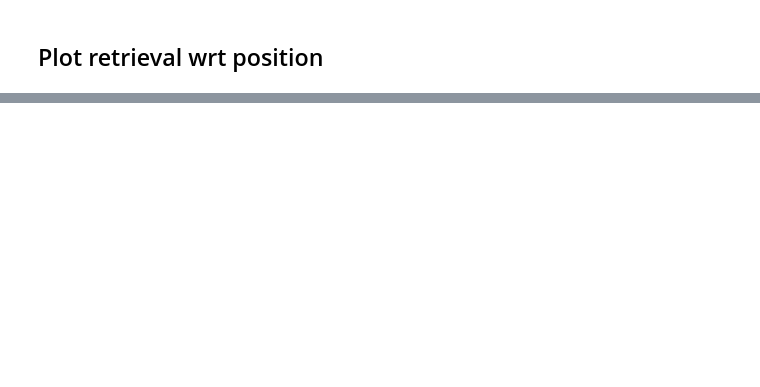
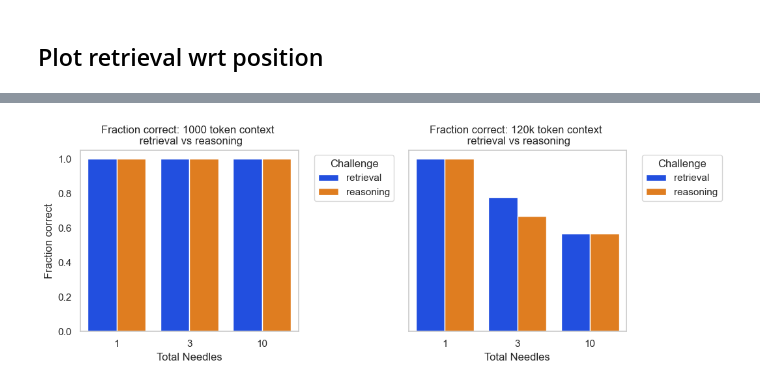
Before and after one commit to gkamradt/LLMTest_NeedleInAHaystack, a Jupyter notebook: viz/CreateVisFromLangSmithTesting.ipynb, the cells around one changed output, grey strips where cells are left out. Saved outputs shown, nothing was run; the diff lists cells and outputs as text; code cells hidden in the pictures; blank space fills up the shorter version.

```diff
--- a/viz/CreateVisFromLangSmithTesting.ipynb
+++ b/viz/CreateVisFromLangSmithTesting.ipynb
@@ -208,0 +286,4 @@ d = plot(agg_df_gpt4,"gpt-4-0125-preview","mean_percent")
+# %%
+# Pick min, middle, max for plotting
+df_gpt4_grp = df_gpt4_grp[df_gpt4_grp['context length'].isin([1000,48600,120000])]
+df_anthropic_grp = df_anthropic_grp[df_anthropic_grp['context length'].isin([1000,82000,190000])]
@@ -312,0 +433,58 @@ plt_multi_needle_scatter(results_df_anthropic,"claude3")
+# %%
+# Here is a csv of the data
+df_gpt4_reasoning=pd.read_csv("multi-needle-datasets/gpt4_reasoning.csv")
+# %%
+# Manual audit of grader
+update_retrieved_needles(df_gpt4_reasoning,'120000-5--gpt-4-0125-preview--multi-needle-eval-pizza-reasoning-10--e759',7)
+update_retrieved_needles(df_gpt4_reasoning,'120000-5--gpt-4-0125-preview--multi-needle-eval-pizza-reasoning-10--9db6',5)
+update_retrieved_needles(df_gpt4_reasoning,'120000-5--gpt-4-0125-preview--multi-needle-eval-pizza-reasoning-10--04e6',5)
+# %%
+df_gpt4_grp_reasoning=plot_groups(df_gpt4_reasoning)
+# %%
+def plot_grouped_subplots(df_1000,df_120k):
+    # Create a figure with two subplots
+    fig, axes = plt.subplots(1, 2, figsize=(12, 4), sharey=True)  # Share the Y-axis
+
+    # Plot
+    sns.barplot(data=df_1000,
+                x='total needles',
+                y='frac_retrieved',
+                hue='mode',
+                ax=axes[0],
+                palette=sns.color_palette("bright", len(df_1000['mode'].unique())))
+    axes[0].set_title('Fraction correct: 1000 token context \n retrieval vs reasoning')
+    axes[0].set_xlabel('Total Needles')
+    axes[0].set_ylabel('Fraction correct')
+    axes[0].legend(title='Challenge', bbox_to_anchor=(1.05, 1), loc='upper left')
+    axes[0].grid(False)
+
+     # Plot
+    sns.barplot(data=df_120k,
+                x='total needles',
+                y='frac_retrieved',
+                hue='mode',
+                ax=axes[1],
+                palette=sns.color_palette("bright", len(df_120k['mode'].unique())))
+    axes[1].set_title('Fraction correct: 120k token context \n retrieval vs reasoning')
+    axes[1].set_xlabel('Total Needles')
+    axes[1].set_ylabel('Fraction correct')
+    axes[1].legend(title='Challenge', bbox_to_anchor=(1.05, 1), loc='upper left')
+    axes[1].grid(False)
+
+    # Adjust layout for legend and tightness
+    plt.tight_layout(rect=[0, 0, 0.9, 1])  # Adjust as needed to make room for legend
+    plt.show()
+
+# Combine
+df_gpt4_grp_retrieval = df_gpt4_grp.copy()
+df_gpt4_grp_retrieval['mode'] = 'retrieval'
+df_gpt4_grp_reasoning['mode'] = 'reasoning'
+combined = pd.concat([df_gpt4_grp_retrieval,df_gpt4_grp_reasoning],axis=0)
+
+# Suppress specific FutureWarnings from seaborn
+with warnings.catch_warnings():
+    warnings.simplefilter("ignore", category=FutureWarning)
+    plot_grouped_subplots(combined[combined['context length']==1000],
+                          combined[combined['context length']==120000])
+# %% [output]
+[figure, added]
```
Also changed, not shown: parts of 33 cells of this notebook, 7 other files.
